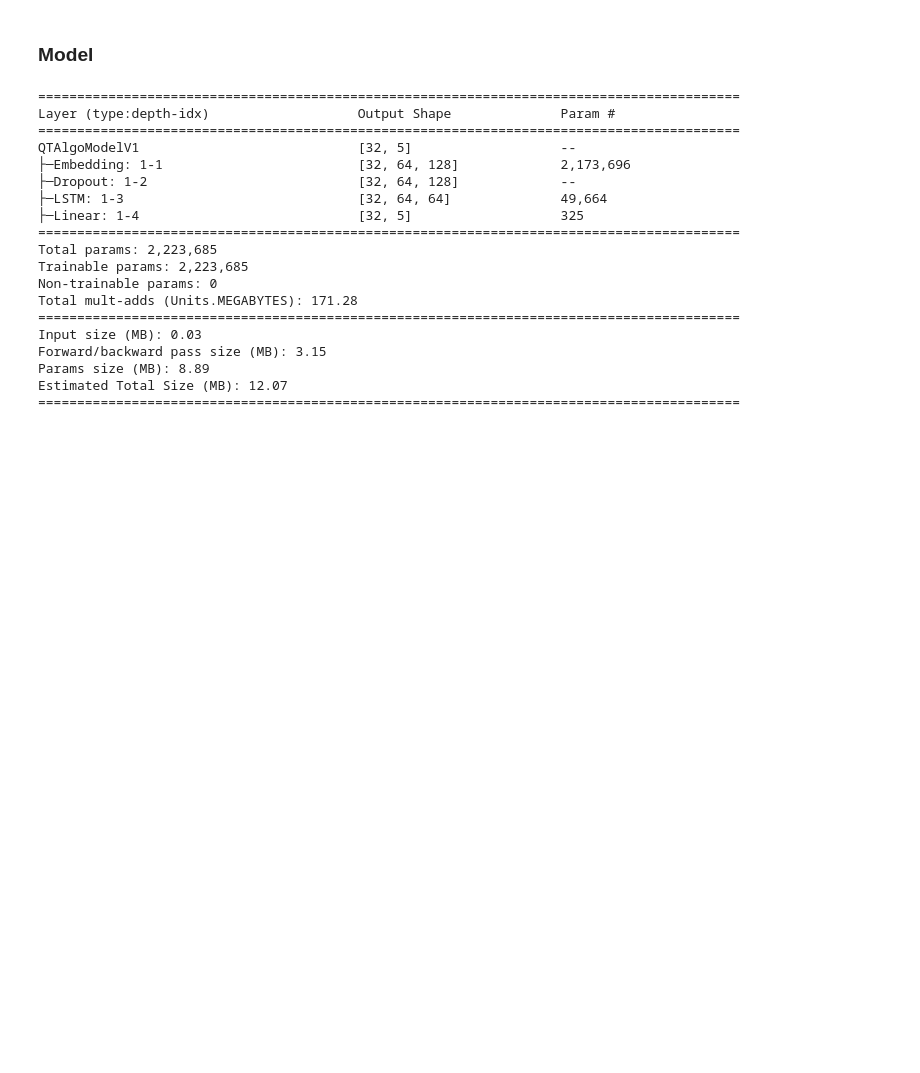
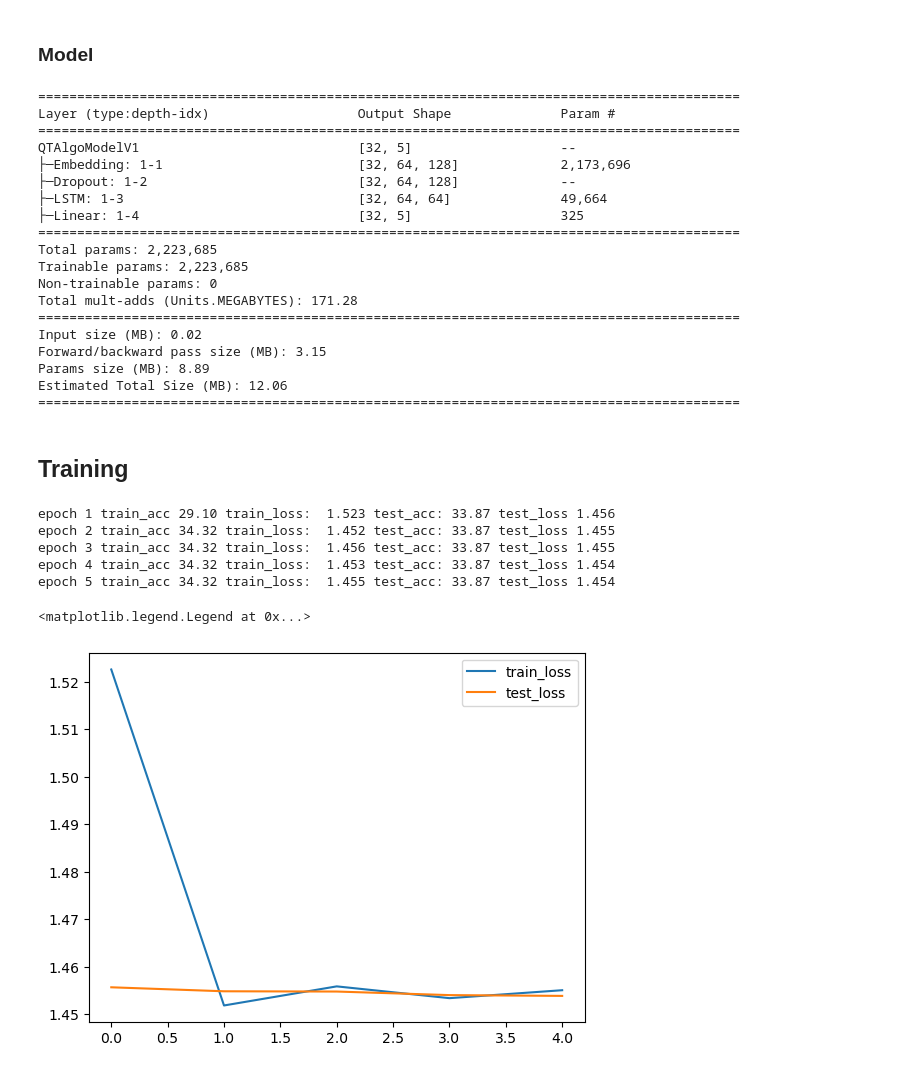
Before and after one commit to SkAndMl/question_tagging, a Jupyter notebook: notebooks/4_algorithm_tagging.ipynb, the cells around one changed output. Cells and saved outputs as stored; diff of their text form; code cells hidden in the pictures; blank space fills up the shorter version.

Commit message:
added model_1 to nb 4

```diff
--- a/notebooks/4_algorithm_tagging.ipynb
+++ b/notebooks/4_algorithm_tagging.ipynb
@@ -220,6 +221,7 @@ CLASS_MAPPING
 VOCAB_SIZE = len(vocab)
 SEED = 2406
 BATCH_SIZE = 32
+DEVICE = "cuda" if torch.cuda.is_available() else "cpu"
 # %% [markdown]
 ### Dataset
 # %%
@@ -280,6 +282,7 @@ class QTAlgoModelV1(nn.Module):
                  embedding_dim: int=128,
                  hidden_size: int=64,
                  dropout: float=0.1,
+                 num_layers=1,
                  output_dim: int=5):
 
         super().__init__()
@@ -289,26 +292,24 @@ class QTAlgoModelV1(nn.Module):
         self.dropout = nn.Dropout(p=dropout)
         self.lstm = nn.LSTM(input_size=embedding_dim,
                             hidden_size=hidden_size,
-                            num_layers=1,
+                            num_layers=num_layers,
                             batch_first=True)
         self.linear = nn.Linear(in_features=hidden_size,
                                 out_features=output_dim)
 
     def forward(self,
-                x: torch.Tensor,
-                states: Tuple[torch.Tensor, torch.Tensor]) -> torch.Tensor:
+                x: torch.Tensor) -> torch.Tensor:
 
-        h_t, c_t = states
         x_emb = self.embedding(x)
         x_emb = self.dropout(x_emb)
-        x_out, (h_t, c_t) = self.lstm(x_emb, (h_t, c_t))
+        x_out, (h_t, c_t) = self.lstm(x_emb)
         x_out = self.linear(x_out[:, -1])
         return x_out
 # %%
 from torchinfo import summary
 model = QTAlgoModelV1(vocab_size=VOCAB_SIZE, output_dim=len(CLASS_MAPPING))
 summary(model=model,
-        input_data=[torch.randint(low=1, high=100, size=(BATCH_SIZE, 64)), (torch.randn(1, BATCH_SIZE, 64), torch.randn(1, BATCH_SIZE, 64))])
+        input_data=[torch.randint(low=1, high=100, size=(BATCH_SIZE, 64))])
 # %% [output]
 ==========================================================================================
 Layer (type:depth-idx)                   Output Shape              Param #
@@ -324,8 +325,10 @@ Trainable params: 2,223,685
 Non-trainable params: 0
 Total mult-adds (Units.MEGABYTES): 171.28
 ==========================================================================================
-Input size (MB): 0.03
+Input size (MB): 0.02
 Forward/backward pass size (MB): 3.15
 Params size (MB): 8.89
-Estimated Total Size (MB): 12.07
+Estimated Total Size (MB): 12.06
 ==========================================================================================
+# %% [markdown]
+## Training
@@ -331,0 +428,29 @@ Estimated Total Size (MB): 12.07
+# %%
+model_1 = QTAlgoModelV1(vocab_size=VOCAB_SIZE,
+                        num_layers=2,
+                        embedding_dim=512,
+                        hidden_size=32,
+                        output_dim=len(CLASS_MAPPING)).to(DEVICE)
+loss_fn = torch.nn.CrossEntropyLoss()
+optimizer = torch.optim.Adam(params=model_1.parameters(),
+                             lr=2e-4)
+
+result_dict = train(model=model_1,
+                    train_dl=train_dl,
+                    test_dl=test_dl,
+                    loss_fn=loss_fn,
+                    optimizer=optimizer,
+                    epochs=5)
+# %% [output]
+epoch 1 train_acc 29.10 train_loss:  1.523 test_acc: 33.87 test_loss 1.456
+epoch 2 train_acc 34.32 train_loss:  1.452 test_acc: 33.87 test_loss 1.455
+epoch 3 train_acc 34.32 train_loss:  1.456 test_acc: 33.87 test_loss 1.455
+epoch 4 train_acc 34.32 train_loss:  1.453 test_acc: 33.87 test_loss 1.454
+epoch 5 train_acc 34.32 train_loss:  1.455 test_acc: 33.87 test_loss 1.454
+# %%
+plt.plot(range(5), result_dict["train_loss"], label="train_loss")
+plt.plot(range(5), result_dict["test_loss"], label="test_loss")
+plt.legend()
+# %% [output]
+<matplotlib.legend.Legend at 0x...>
+[figure, added]
```
Also changed, not shown: parts of 2 cells of this notebook.
